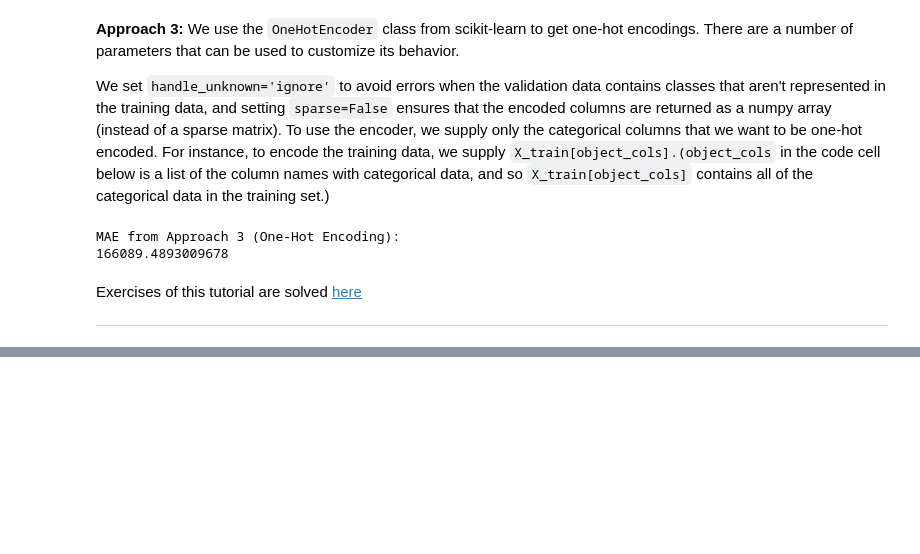
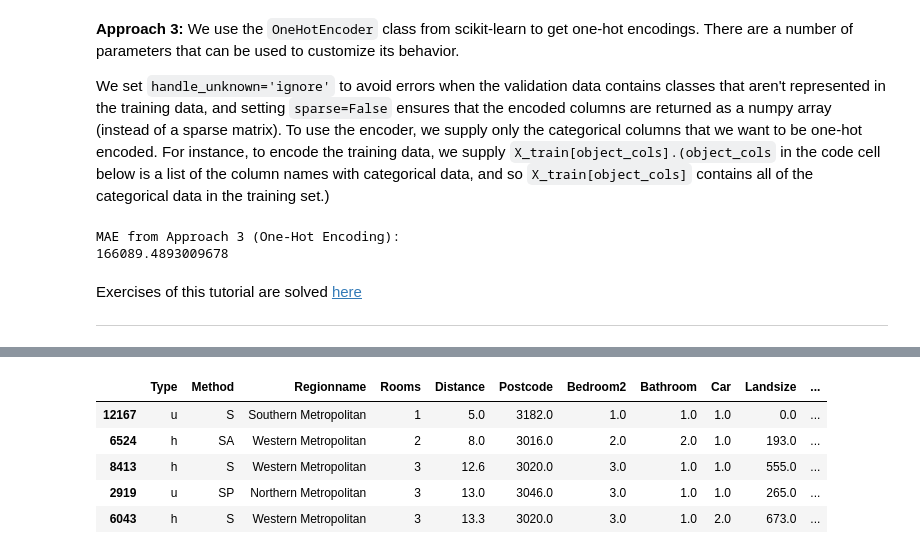
Before and after one commit to ShreyasJothish/datasciencestudygroup, a Jupyter notebook: MahendraBishnoi/06_Intermediate_ML.ipynb, the cells around one changed output, grey strips where cells are left out. Saved outputs shown, nothing was run; the diff lists cells and outputs as text; code cells hidden in the pictures; blank space fills up the shorter version.

```diff
--- a/MahendraBishnoi/06_Intermediate_ML.ipynb
+++ b/MahendraBishnoi/06_Intermediate_ML.ipynb
@@ -271,0 +327,2 @@ Exercises of this tutorial are solved [here](https://www.kaggle.com/mahendrabish
+# %%
+X_train_full, X_val_full, y_train, y_val = train_test_split(X, y, train_size=0.8, test_size=0.2, random_state=0)
@@ -271,0 +348,7 @@ Exercises of this tutorial are solved [here](https://www.kaggle.com/mahendrabish
+# %%
+# select intersection of categorical and low cardinality columns
+# i.e. categorical columns with low cardinality
+categorical_cols = [col for col in X_train_full.columns
+                   if X_train_full[col].nunique() < 10 and
+                   X_train_full[col].dtype == "object"]
+categorical_cols
@@ -271,0 +361,8 @@ Exercises of this tutorial are solved [here](https://www.kaggle.com/mahendrabish
+# %%
+# we have three data types in our dataset
+# 1. object (categorical columns)
+# 2. int64 (integers) (numerical type)
+# 3. float64 (numerical type)
+# So now we will select numerical columns
+numerical_cols = [col for col in X_train_full.columns if X_train_full[col].dtype == "int64" or X_train_full[col].dtype == "float64"]
+numerical_cols
@@ -271,0 +382,15 @@ Exercises of this tutorial are solved [here](https://www.kaggle.com/mahendrabish
+# %%
+# select columns from original dataset to work with
+cols = categorical_cols + numerical_cols
+
+X_train = X_train_full[cols]
+X_val = X_val_full[cols]
+# %%
+X_train.head()
+# %% [output]
+|  | Type | Method | Regionname | Rooms | Distance | Postcode | Bedroom2 | Bathroom | Car | Landsize | ... |
+| 12167 | u | S | Southern Metropolitan | 1 | 5.0 | 3182.0 | 1.0 | 1.0 | 1.0 | 0.0 | ... |
+| 6524 | h | SA | Western Metropolitan | 2 | 8.0 | 3016.0 | 2.0 | 2.0 | 1.0 | 193.0 | ... |
+| 8413 | h | S | Western Metropolitan | 3 | 12.6 | 3020.0 | 3.0 | 1.0 | 1.0 | 555.0 | ... |
+| 2919 | u | SP | Northern Metropolitan | 3 | 13.0 | 3046.0 | 3.0 | 1.0 | 1.0 | 265.0 | ... |
+| 6043 | h | S | Western Metropolitan | 3 | 13.3 | 3020.0 | 3.0 | 1.0 | 2.0 | 673.0 | ... |
```
Also changed, not shown: parts of 18 cells of this notebook.
